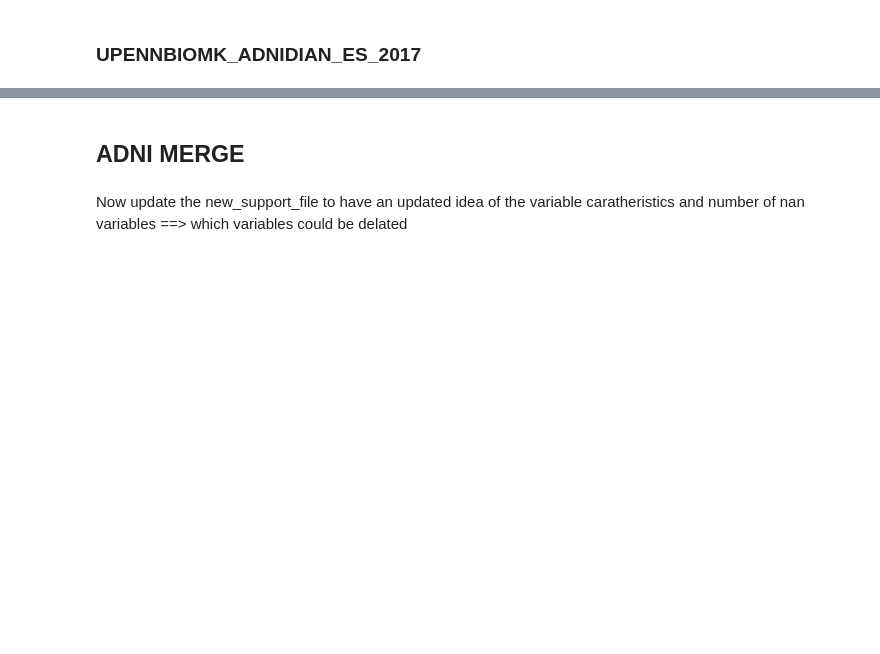
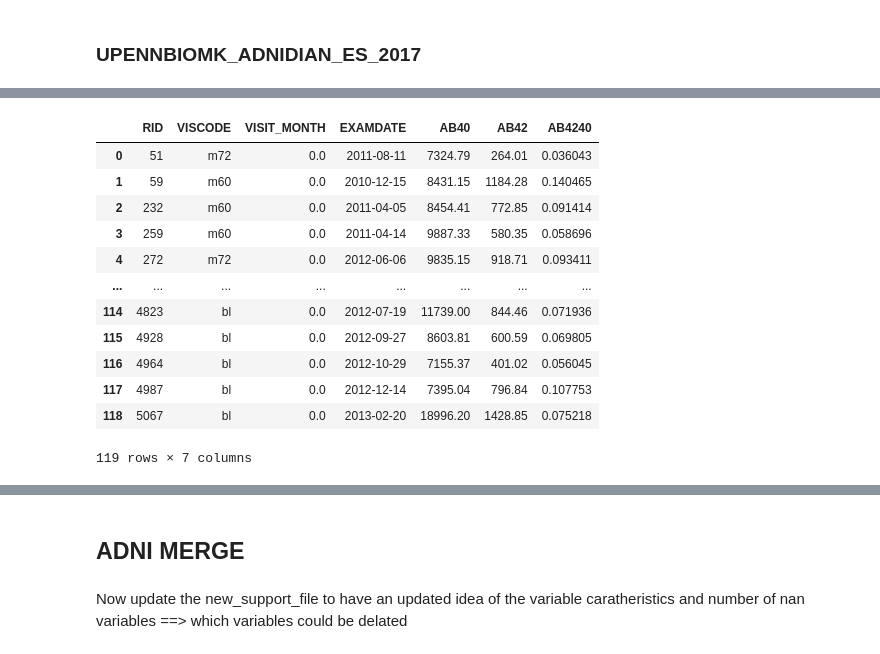
Before and after one commit to ifabfoundation/AIND, a Jupyter notebook: WP-2/Data_cleaning/adni_cleaning1.ipynb, the cells around one changed output, grey strips where cells are left out. Drawn from its saved outputs; the diff is of its cells as text; code cells hidden in the pictures; blank space fills up the shorter version.

```diff
--- a/WP-2/Data_cleaning/adni_cleaning1.ipynb
+++ b/WP-2/Data_cleaning/adni_cleaning1.ipynb
@@ -291,0 +343,18 @@ result = client.upload_dataframe(
+# %%
+
+final_df = final_df[final_df['EXAMDATE'].notna()]
+final_df
+# %% [output]
+|  | RID | VISCODE | VISIT_MONTH | EXAMDATE | AB40 | AB42 | AB4240 |
+| 0 | 51 | m72 | 0.0 | 2011-08-11 | 7324.79 | 264.01 | 0.036043 |
+| 1 | 59 | m60 | 0.0 | 2010-12-15 | 8431.15 | 1184.28 | 0.140465 |
+| 2 | 232 | m60 | 0.0 | 2011-04-05 | 8454.41 | 772.85 | 0.091414 |
+| 3 | 259 | m60 | 0.0 | 2011-04-14 | 9887.33 | 580.35 | 0.058696 |
+| 4 | 272 | m72 | 0.0 | 2012-06-06 | 9835.15 | 918.71 | 0.093411 |
+| ... | ... | ... | ... | ... | ... | ... | ... |
+| 114 | 4823 | bl | 0.0 | 2012-07-19 | 11739.00 | 844.46 | 0.071936 |
+| 115 | 4928 | bl | 0.0 | 2012-09-27 | 8603.81 | 600.59 | 0.069805 |
+| 116 | 4964 | bl | 0.0 | 2012-10-29 | 7155.37 | 401.02 | 0.056045 |
+| 117 | 4987 | bl | 0.0 | 2012-12-14 | 7395.04 | 796.84 | 0.107753 |
+| 118 | 5067 | bl | 0.0 | 2013-02-20 | 18996.20 | 1428.85 | 0.075218 |
+119 rows × 7 columns
```
Also changed, not shown: parts of 56 cells of this notebook, 2 other files.
